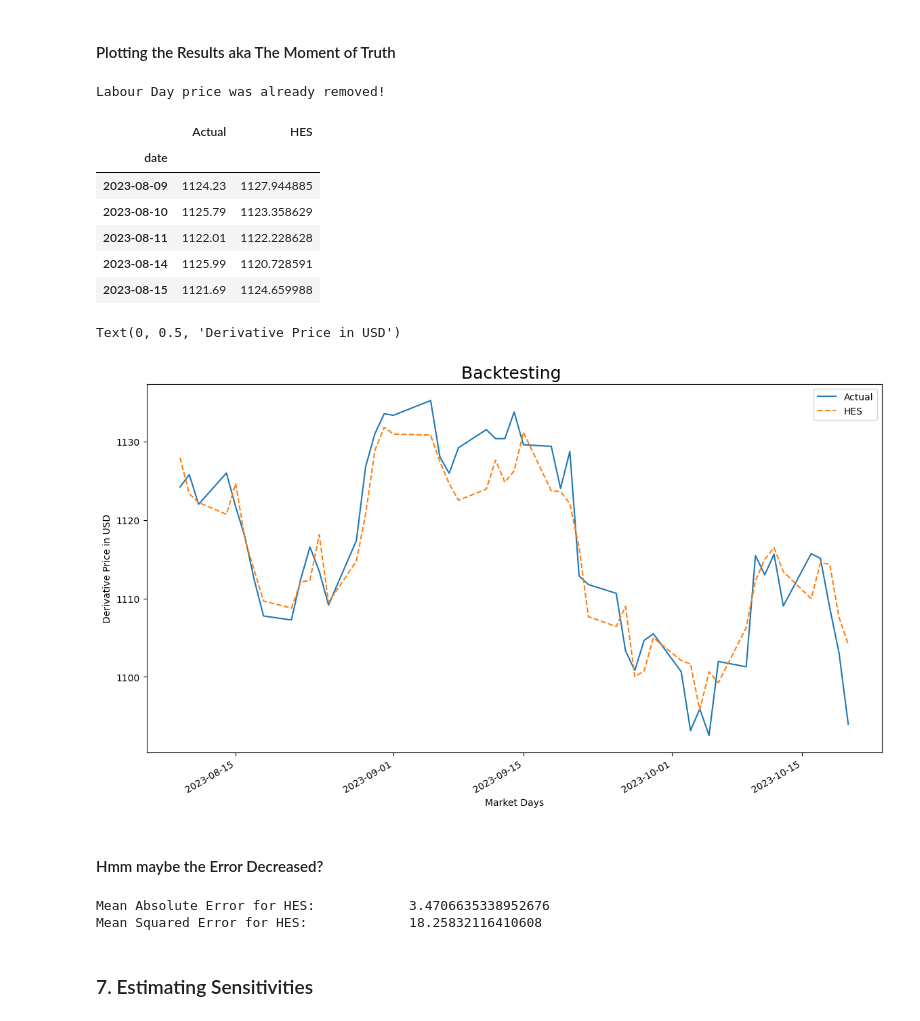
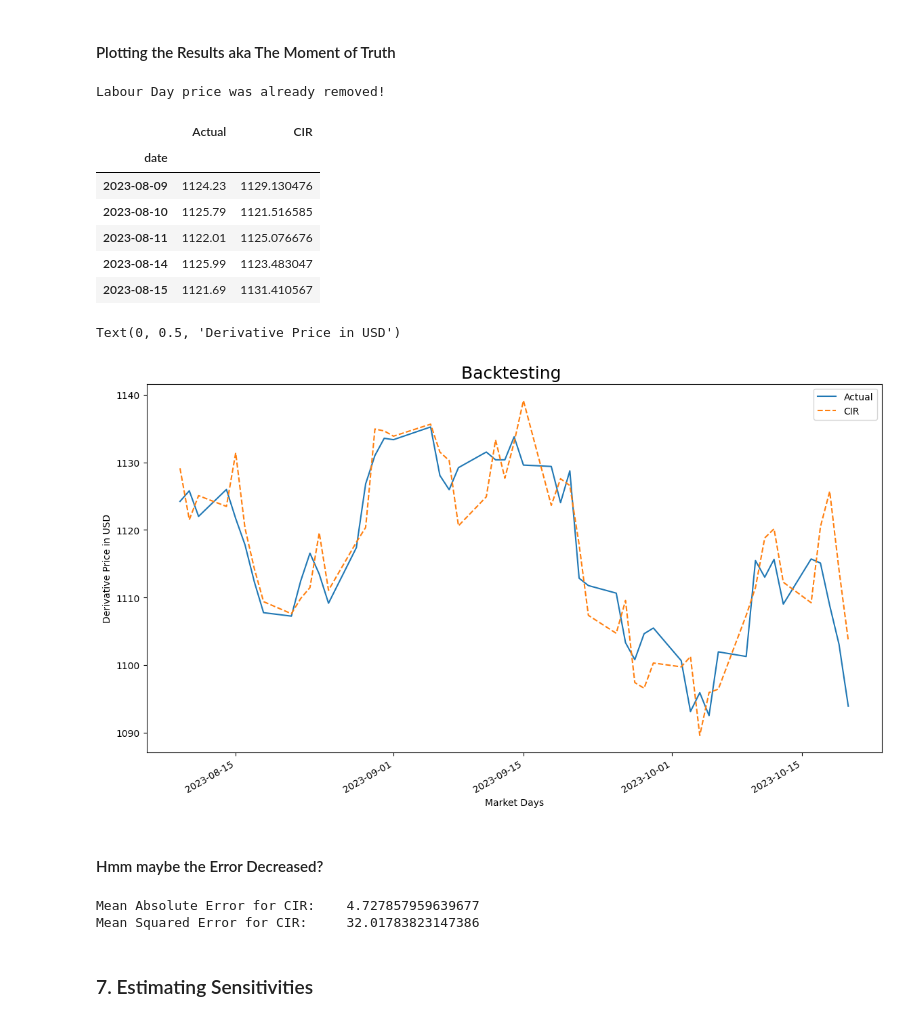
Before and after one commit to RahulG1309/MH4518, a Jupyter notebook: simulations/Black_Scholes.ipynb, the cells around one changed output. Drawn from its saved outputs; the diff is of its cells as text; code cells hidden in the pictures.

```diff
--- a/simulations/Black_Scholes.ipynb
+++ b/simulations/Black_Scholes.ipynb
@@ -520,9 +520,9 @@ def simulate_interest(num_sim, init_r, mu_r, s_r, kappa, delta_t, T, Z):
   S_matrix = np.zeros(shape=(num_sim, num_periods + 1), dtype=np.float64)
 
   for i in range(num_sim):
-    S_matrix[i][0] = init_r
+    S_matrix[i][0] = init_r-mu_r
     for j in range(1, num_periods + 1):
-      S_matrix[i][j] = S_matrix[i][j-1] + kappa*(mu_r - S_matrix[i][j-1])*delta_t + s_r*np.sqrt(S_matrix[i][j-1]*delta_t)*Z[i][j]
+      S_matrix[i][j] = -1*kappa*S_matrix[i][j-1]*delta_t + s_r*np.sqrt((S_matrix[i][j-1]+mu_r)*delta_t)*Z[i][j]
 
   return S_matrix
 # %%
@@ -569,14 +569,17 @@ for date, prices in zip(simulation_dates, backtest_windows):
   rs1 = get_window_r(date, interests1)
 
   mu_r_1, s_r_1, kappa_1, init_r_1 = get_stats_new(rs1)
-  mu_r_2, s_r_2, kappa_2, init_r_2 = get_stats_new(rs2)
+  #mu_r_2, s_r_2, kappa_2, init_r_2 = get_stats_new(rs2)
 
   sim_interest1 = simulate_interest(num_sim, rs1[-1], mu_r_1, s_r_1, kappa_1, delta_t, tau, Z=CIR_matrix[date_index])
-  sim_interest2 = simulate_interest(num_sim, rs2[-1], mu_r_2, s_r_2, kappa_2, delta_t, tau, Z=CIR_matrix[date_index])
-  slope = sim_interest2-sim_interest1
-  c = sim_interest1 - slope
-  eff_r = (slope*(datefinal-date).days/365+c)/100-get_div_rate(date)/100
-  print(slope*(datefinal-date).days/365+c)
+  #sim_interest2 = simulate_interest(num_sim, rs2[-1], mu_r_2, s_r_2, kappa_2, delta_t, tau, Z=CIR_matrix[date_index])
+  sim_interest1 = sim_interest1 + mu_r_1
+  #sim_interest2 = sim_interest2 + mu_r_2
+  #slope = sim_interest2-sim_interest1
+  #c = sim_interest1 - slope
+  #eff_r = (slope*(datefinal-date).days/365+c)/100-get_div_rate(date)/100
+  eff_r = sim_interest1/100*(24/22.5)-get_div_rate(date)/100  ## We have an average of 22.5 months to redemption, with an average maturity for bonds over just one year
+  print(eff_r)
 
   _, sigma = get_lognormal_statistics(prices, delta_t)  ### sigma is daily variance
   simulated_prices = simulate_CIR(num_sim, prices[-1], eff_r/252, sigma, delta_t, tau, Z=Z_matrix[date_index])
@@ -818,40 +821,40 @@ simulation_reults['Actual'] = product_prices["value"]
 # simulation_reults['AV'] = GBM_AV_expected_values
 # simulation_reults['EMS'] = GBM_EMS_expected_values
 # simulation_reults['closed']= closed_expected_values
-# simulation_reults['CIR']= CIR_expected_values
-simulation_reults['HES']= Hes_expected_values
+simulation_reults['CIR']= CIR_expected_values
+#simulation_reults['HES']= Hes_expected_values
 # simulation_reults['CV'] = GBM_CV_expected_values
 # simulation_reults['CV_Min'] = GBM_CV_Min_expected_values
 
 simulation_reults.head()
 # %% [output]
 Labour Day price was already removed!
-|  | Actual | HES |
+|  | Actual | CIR |
 | date |  |  |
-| 2023-08-09 | 1124.23 | 1127.944885 |
-| 2023-08-10 | 1125.79 | 1123.358629 |
-| 2023-08-11 | 1122.01 | 1122.228628 |
-| 2023-08-14 | 1125.99 | 1120.728591 |
-| 2023-08-15 | 1121.69 | 1124.659988 |
+| 2023-08-09 | 1124.23 | 1129.130476 |
+| 2023-08-10 | 1125.79 | 1121.516585 |
+| 2023-08-11 | 1122.01 | 1125.076676 |
+| 2023-08-14 | 1125.99 | 1123.483047 |
+| 2023-08-15 | 1121.69 | 1131.410567 |
 # %%
 plt.figure(figsize=(14,8))
 plt.title('Backtesting ',fontdict={"fontsize":18})
 
 simulation_reults['Actual'].plot(legend=True)
 #simulation_reults['GBM'].plot(legend=True,style="--")
 # simulation_reults['AV'].plot(legend=True,style="--")
 # simulation_reults['EMS'].plot(legend=True,style="--")
 # simulation_reults['closed'].plot(legend=True,style="--")
-# simulation_reults['CIR'].plot(legend=True,style="--")
-simulation_reults['HES'].plot(legend=True,style="--")
+simulation_reults['CIR'].plot(legend=True,style="--")
+# simulation_reults['HES'].plot(legend=True,style="--")
 # simulation_reults['CV'].plot(legend=True,style="--")
 # simulation_reults['CV_Min'].plot(legend=True,style="--")
 
 plt.xlabel('Market Days')
 plt.ylabel('Derivative Price in USD')
 # %% [output]
 Text(0, 0.5, 'Derivative Price in USD')
-[figure, old version]
+[figure, new version]
 # %% [markdown]
 #### Hmm maybe the Error Decreased?
 # %%
@@ -860,15 +863,15 @@ Text(0, 0.5, 'Derivative Price in USD')
 # print(f'Mean Absolute Error for GBM:\t\t{mean_abs_error}')
 # print(f'Mean Squared Error for GBM:\t\t{mean_sq_error}\n')
 
-# mean_abs_error=mean_absolute_error(simulation_reults['Actual'].to_list(),simulation_reults['CIR'].to_list())
-# mean_sq_error=mean_squared_error(simulation_reults['Actual'].to_list(),simulation_reults['CIR'].to_list())
-# print(f'Mean Absolute Error for CIR:\t{mean_abs_error}')
-# print(f'Mean Squared Error for CIR:\t{mean_sq_error}\n')
+mean_abs_error=mean_absolute_error(simulation_reults['Actual'].to_list(),simulation_reults['CIR'].to_list())
+mean_sq_error=mean_squared_error(simulation_reults['Actual'].to_list(),simulation_reults['CIR'].to_list())
+print(f'Mean Absolute Error for CIR:\t{mean_abs_error}')
+print(f'Mean Squared Error for CIR:\t{mean_sq_error}\n')
 
-mean_abs_error=mean_absolute_error(simulation_reults['Actual'].to_list(),simulation_reults['HES'].to_list())
-mean_sq_error=mean_squared_error(simulation_reults['Actual'].to_list(),simulation_reults['HES'].to_list())
-print(f'Mean Absolute Error for HES:\t\t{mean_abs_error}')
-print(f'Mean Squared Error for HES:\t\t{mean_sq_error}\n')
+# mean_abs_error=mean_absolute_error(simulation_reults['Actual'].to_list(),simulation_reults['HES'].to_list())
+# mean_sq_error=mean_squared_error(simulation_reults['Actual'].to_list(),simulation_reults['HES'].to_list())
+# print(f'Mean Absolute Error for HES:\t\t{mean_abs_error}')
+# print(f'Mean Squared Error for HES:\t\t{mean_sq_error}\n')
 
 # mean_abs_error=mean_absolute_error(simulation_reults['Actual'].to_list(),simulation_reults['AV'].to_list())
 # mean_sq_error=mean_squared_error(simulation_reults['Actual'].to_list(),simulation_reults['AV'].to_list())
@@ -890,8 +893,8 @@ print(f'Mean Squared Error for HES:\t\t{mean_sq_error}\n')
 # print(f'Mean Absolute Error with CV using min:\t{mean_abs_error}')
 # print(f'Mean Squared Error with CV using min:\t{mean_sq_error}\n')
 # %% [output]
-Mean Absolute Error for HES:            3.4706635338952676
-Mean Squared Error for HES:             18.25832116410608
+Mean Absolute Error for CIR:    4.727857959639677
+Mean Squared Error for CIR:     32.01783823147386
 # %% [markdown]
 ### 7. Estimating Sensitivities
 # %%
```
Also changed, not shown: parts of 1 cell of this notebook.
